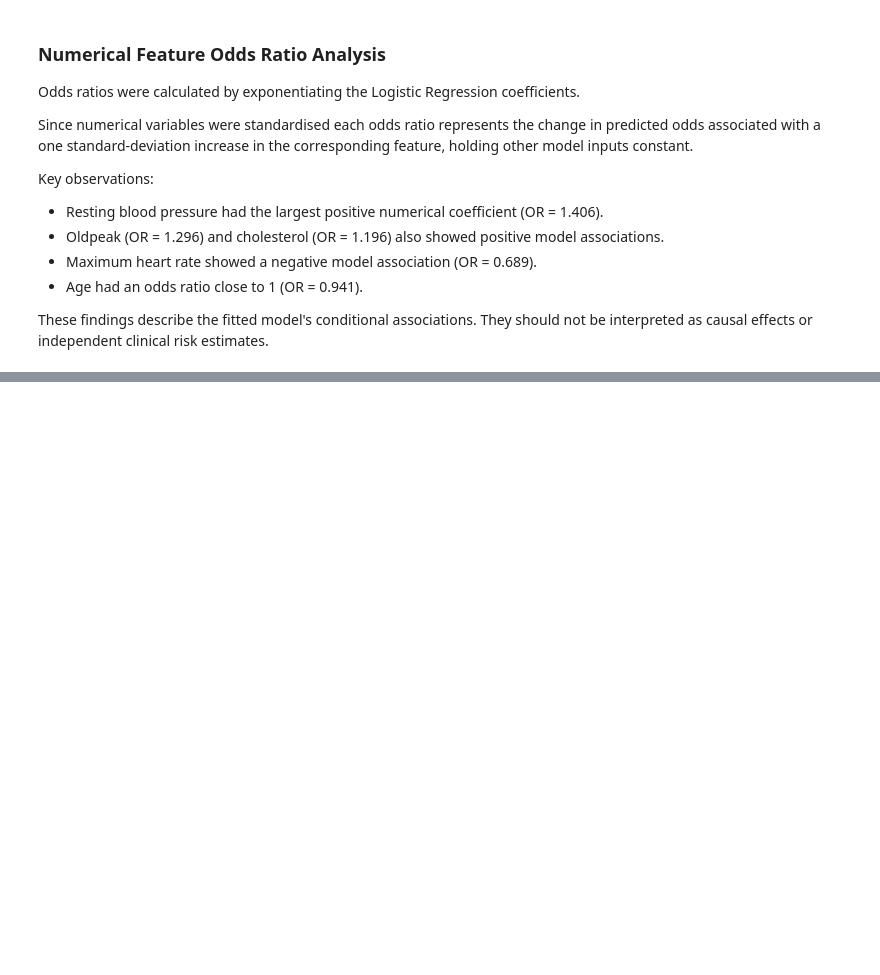
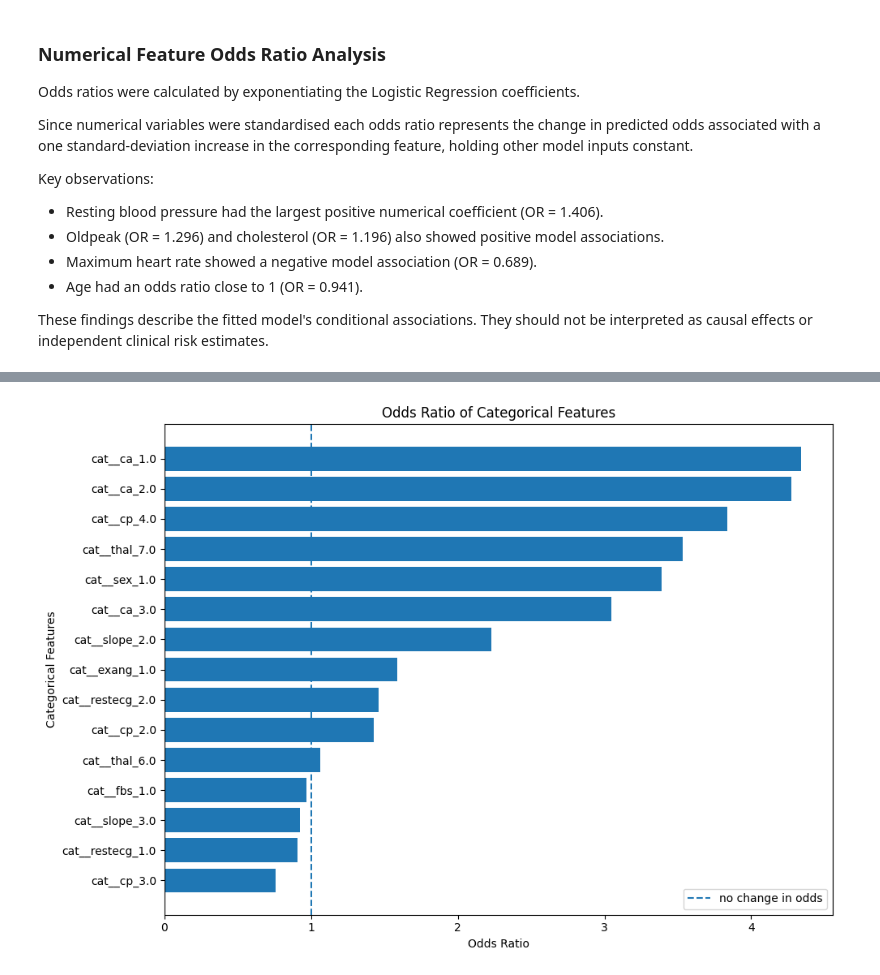
Before and after one commit to divyamohan6388-droid/cardiovascular-risk-prediction, a Jupyter notebook: notebooks/04_model_interpretation.ipynb, the cells around one changed output, grey strips where cells are left out. Drawn from its saved outputs; the diff is of its cells as text; code cells hidden in the pictures; blank space fills up the shorter version.

```diff
--- a/notebooks/04_model_interpretation.ipynb
+++ b/notebooks/04_model_interpretation.ipynb
@@ -193,0 +349,20 @@ These findings describe the fitted model's conditional associations. They should
+# %%
+# visualizing categorical ods ratio
+
+plot_data= categorical_odds_ratios.sort_values("Odds_Ratio")
+
+plt.figure(figsize=(10,7))
+
+plt.barh(plot_data["Feature"].replace("cat__", "", regex=False),
+         plot_data["Odds_Ratio"])
+
+plt.axvline(x=1,linestyle="--",label="no change in odds")
+
+plt.xlabel("Odds Ratio")
+plt.ylabel("Categorical Features")
+plt.title("Odds Ratio of Categorical Features")
+plt.legend()
+plt.tight_layout()
+plt.show()
+# %% [output]
+[figure, added]
```
Also changed, not shown: parts of 6 cells of this notebook.
